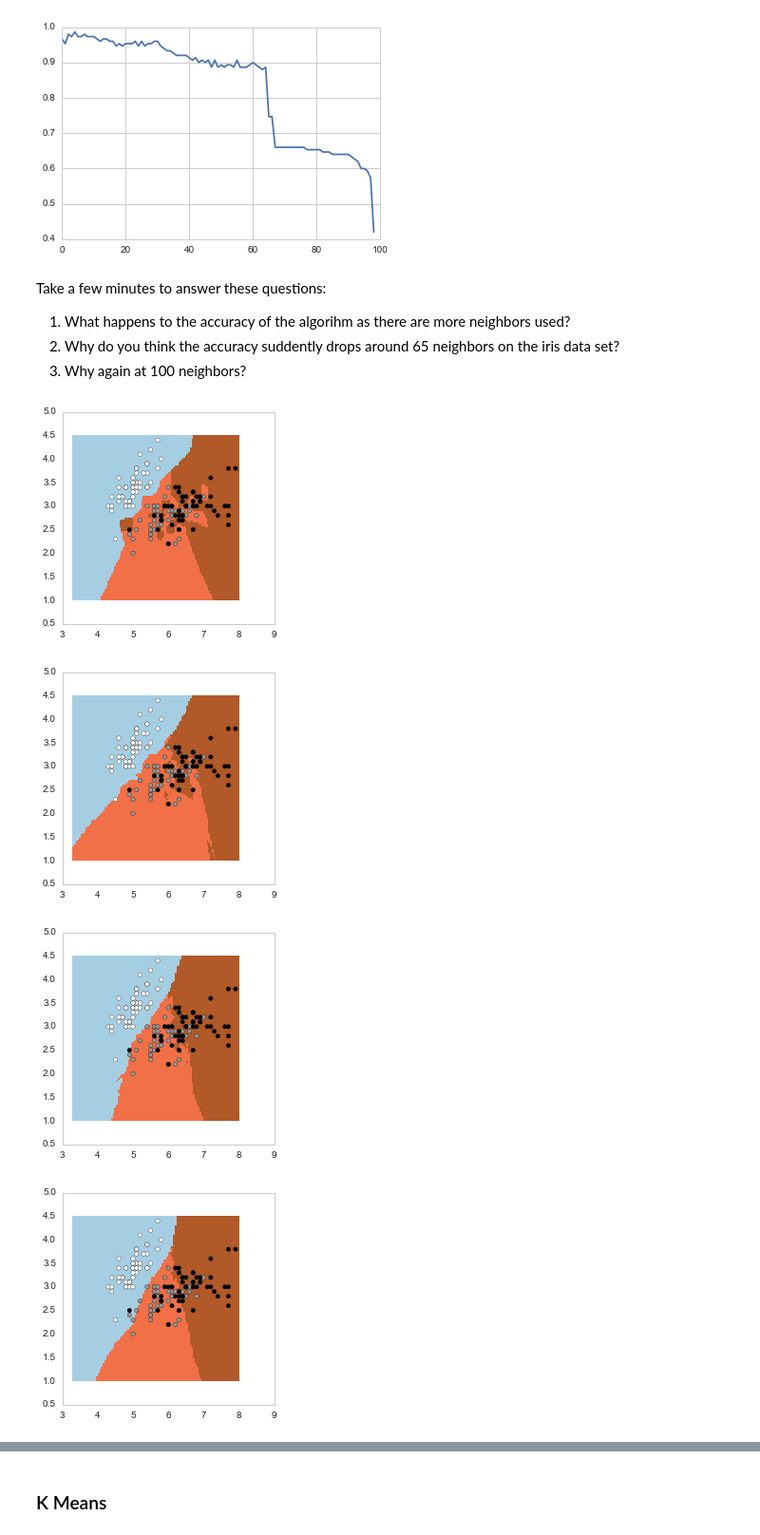
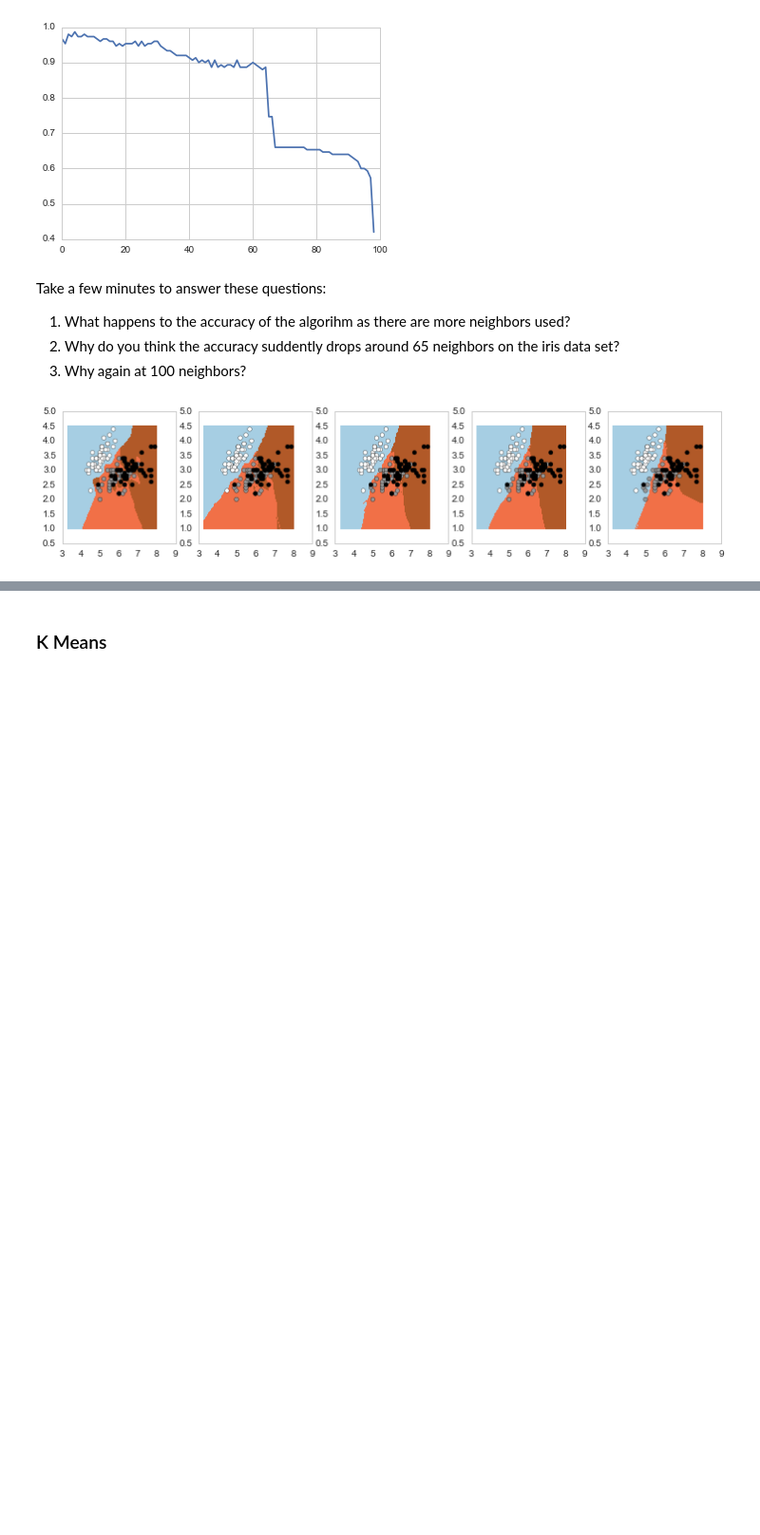
Before and after one commit to podopie/DAT18NYC, a Jupyter notebook: classes/15-distance_knn_kmeans.ipynb, the cells around one changed output, grey strips where cells are left out. Shown: that part at 95% size. Saved outputs shown, nothing was run; the diff lists cells and outputs as text; code cells hidden in the pictures; blank space fills up the shorter version.

```diff
--- a/classes/15-distance_knn_kmeans.ipynb
+++ b/classes/15-distance_knn_kmeans.ipynb
@@ -249,28 +268,25 @@ Take a few minutes to answer these questions:
 3. Why again at 100 neighbors?
 # %%
 import numpy as np
-def plot_estimator(estimator,X,y):
+def plot_estimator(estimator, X, y, ax, pos):
     estimator.fit(X,y)
-    x_min, x_max = X[:,0].min() -1, X[:,0].max() +.1
-    y_min, y_max = X[:,1].min() -1, X[:,1].max() +.1
+    x_min, x_max = X[:,0].min() - 1, X[:,0].max() + .1
+    y_min, y_max = X[:,1].min() - 1, X[:,1].max() + .1
     xx, yy =np.meshgrid(np.linspace(x_min, x_max, 100),
                         np.linspace(y_min, y_max, 100))
 
     # perform classification on our samples
     Z = estimator.predict(np.c_[xx.ravel(), yy.ravel()])
 
     # Put the result into a color plot
     Z = Z.reshape (xx.shape)
-    plt.figure(figsize=(4, 4))
-    plt.pcolormesh(xx,yy, Z, cmap=plt.cm.Paired)
+    ax[pos].pcolormesh(xx,yy, Z, cmap=plt.cm.Paired)
 
     # Lets plot our sample points
-    return plt.scatter(X[:,0], X[:,1], c=y)
+    ax[pos].scatter(X[:,0], X[:,1], c=y)
 
+fig, axes = plt.subplots(1, 5, figsize=[12.5, 2.5])
 for e, k in enumerate([1, 5, 40, 60, 100]):
-    plot_estimator(KNeighborsClassifier(n_neighbors=k), iris.data[:,:2], iris.target)
+    plot_estimator(KNeighborsClassifier(n_neighbors=k), iris.data[:,:2], iris.target, axes, e)
 # %% [output]
-[figure, old version]
+[figure, new version]
-[figure, removed]
-[figure, removed]
-[figure, removed]
```
Also changed, not shown: parts of 30 cells of this notebook, 6 other files.
